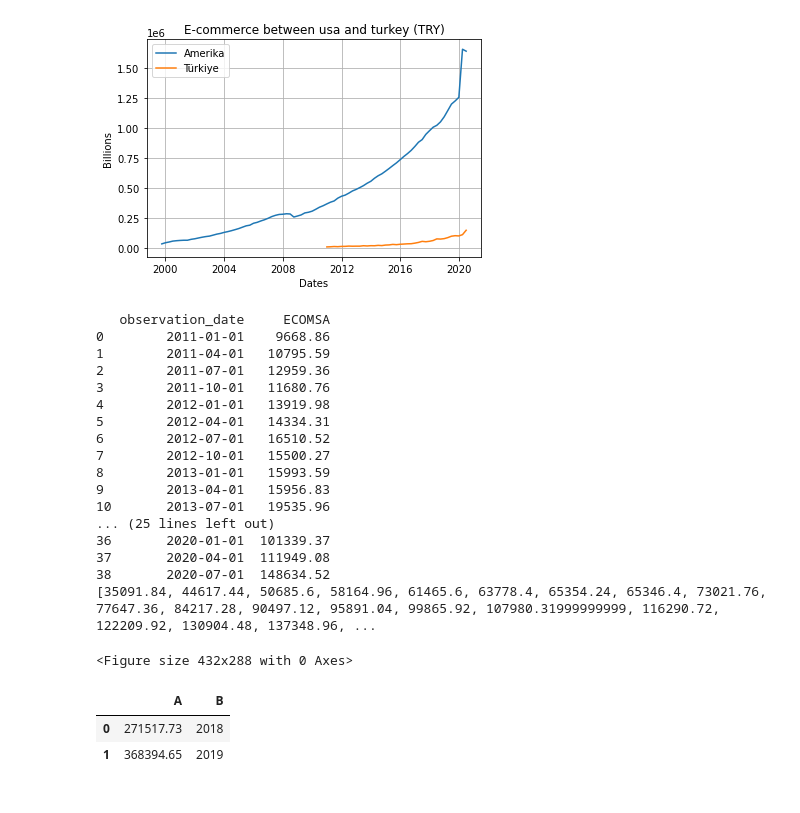
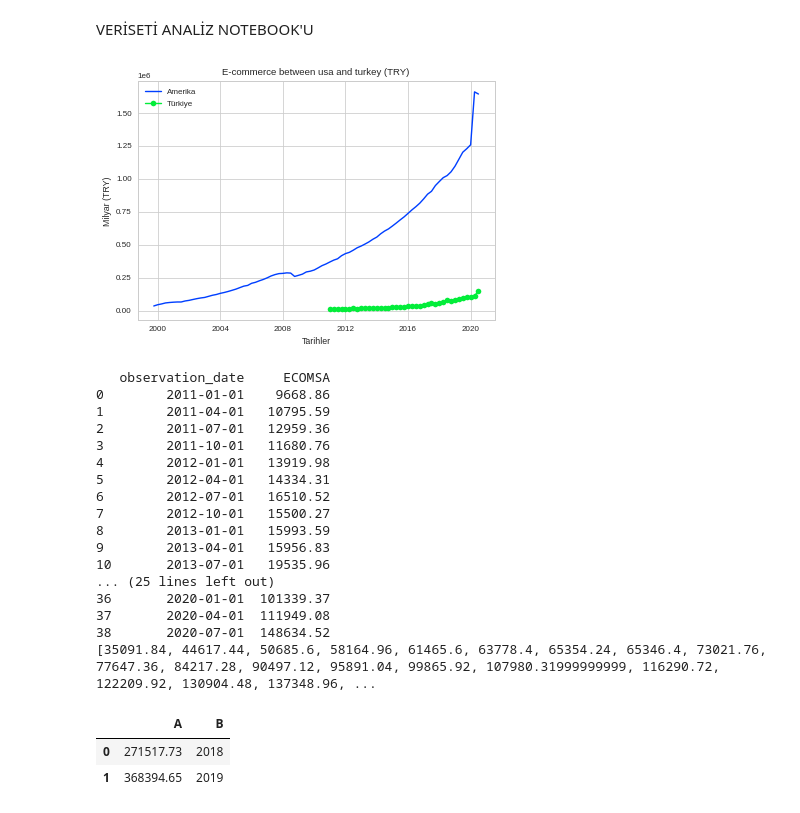
Before and after one commit to BelitK/E-CommerceVolume, a Jupyter notebook: Plots.ipynb, the cells around one changed output. Drawn from its saved outputs; the diff is of its cells as text; code cells hidden in the pictures.

Commit message:
added new plot

```diff
--- a/Plots.ipynb
+++ b/Plots.ipynb
@@ -1,3 +1,5 @@
+# %% [markdown]
+VERİSETİ ANALİZ NOTEBOOK'U
 # %%
 import pandas as pd
 import matplotlib
@@ -18,22 +20,21 @@ for price in ecomsa_A:
 date_E = dataset_turkey["observation_date"]
 ecomsa_E = dataset_turkey["ECOMSA"]
 # %%
-plt.plot(date_A,to_tl,label="Amerika")
-plt.plot(date_E,ecomsa_E,label="Türkiye")
-
+plt.style.use('seaborn-bright')
+plt.plot(date_A,to_tl,label="Amerika",marker=3)
+plt.plot(date_E,ecomsa_E,label="Türkiye",marker="o")
 
 plt.title("E-commerce between usa and turkey (TRY)")
-plt.xlabel("Dates")
-plt.ylabel("Billions")
+plt.xlabel("Tarihler")
+plt.ylabel("Milyar (TRY)")
 
-plt.grid(True)
 plt.legend()
 plt.show()
-plt.savefig('Matplotlib_save_plot.png')
+#plt.savefig('Matplotlib_save_plot.png')
 print(dataset_turkey)
 print(to_tl)
 # %% [output]
-[figure, old version]
+[figure, new version]
    observation_date     ECOMSA
 0        2011-01-01    9668.86
 1        2011-04-01   10795.59
@@ -51,7 +52,6 @@ print(to_tl)
 37       2020-04-01  111949.08
 38       2020-07-01  148634.52
 [35091.84, 44617.44, 50685.6, 58164.96, 61465.6, 63778.4, 65354.24, 65346.4, 73021.76, 77647.36, 84217.28, 90497.12, 95891.04, 99865.92, 107980.31999999999, 116290.72, 122209.92, 130904.48, 137348.96, ...
-<Figure size 432x288 with 0 Axes>
 # %%
 turkey_2018 = dataset_turkey["ECOMSA"][28:32]
 total_2018=0
```
Also changed, not shown: parts of 3 cells of this notebook, 1 other file.
